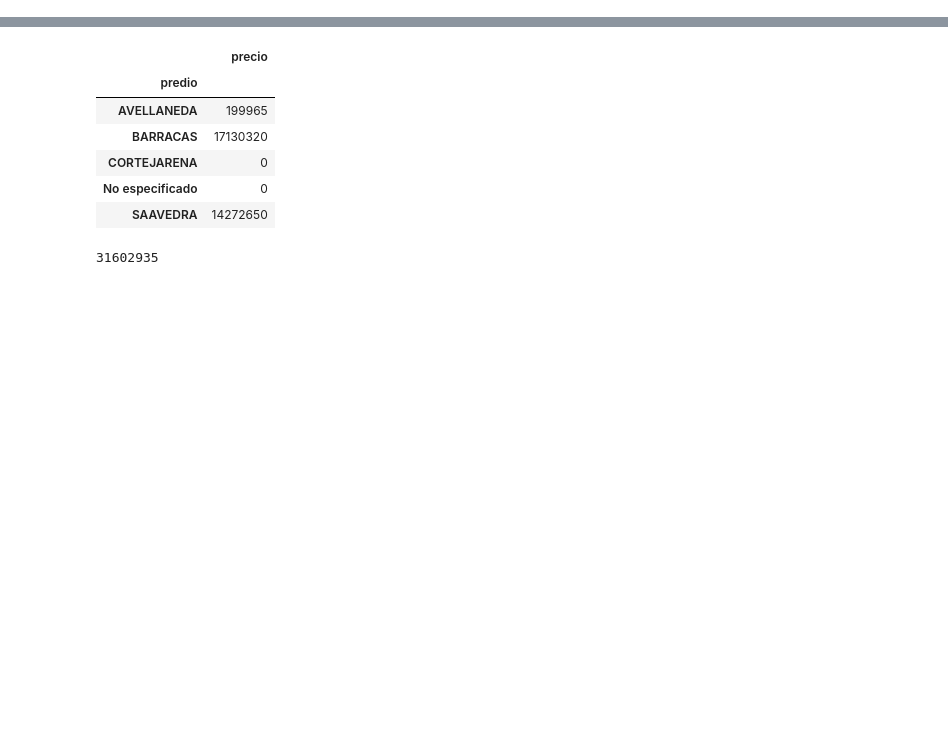
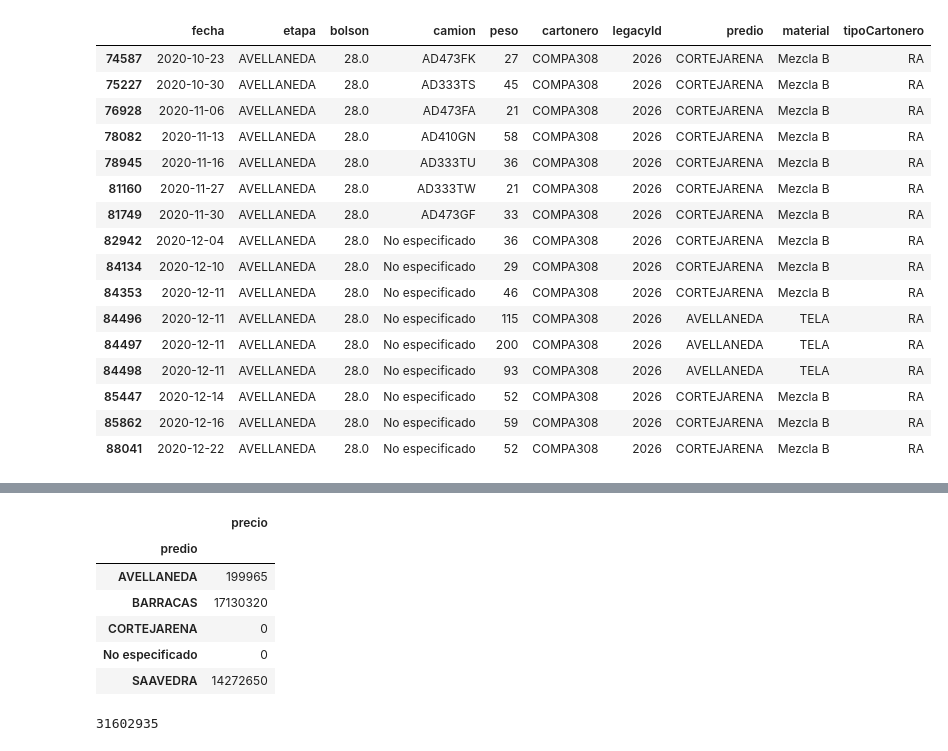
Before and after one commit to Taller-Datos-Populares-UBA/MTE, a Jupyter notebook: notebooks/Grupo1-nuevo.ipynb, the cells around one changed output, grey strips where cells are left out. Saved outputs shown, nothing was run; the diff lists cells and outputs as text; code cells hidden in the pictures; blank space fills up the shorter version.

```diff
--- a/notebooks/Grupo1-nuevo.ipynb
+++ b/notebooks/Grupo1-nuevo.ipynb
@@ -20,0 +17,20 @@ dtype: object
+# %%
+df[df.legacyId=="2026"]
+# %% [output]
+|  | fecha | etapa | bolson | camion | peso | cartonero | legacyId | predio | material | tipoCartonero |
+| 74587 | 2020-10-23 | AVELLANEDA | 28.0 | AD473FK | 27 | COMPA308 | 2026 | CORTEJARENA | Mezcla B | RA |
+| 75227 | 2020-10-30 | AVELLANEDA | 28.0 | AD333TS | 45 | COMPA308 | 2026 | CORTEJARENA | Mezcla B | RA |
+| 76928 | 2020-11-06 | AVELLANEDA | 28.0 | AD473FA | 21 | COMPA308 | 2026 | CORTEJARENA | Mezcla B | RA |
+| 78082 | 2020-11-13 | AVELLANEDA | 28.0 | AD410GN | 58 | COMPA308 | 2026 | CORTEJARENA | Mezcla B | RA |
+| 78945 | 2020-11-16 | AVELLANEDA | 28.0 | AD333TU | 36 | COMPA308 | 2026 | CORTEJARENA | Mezcla B | RA |
+| 81160 | 2020-11-27 | AVELLANEDA | 28.0 | AD333TW | 21 | COMPA308 | 2026 | CORTEJARENA | Mezcla B | RA |
+| 81749 | 2020-11-30 | AVELLANEDA | 28.0 | AD473GF | 33 | COMPA308 | 2026 | CORTEJARENA | Mezcla B | RA |
+| 82942 | 2020-12-04 | AVELLANEDA | 28.0 | No especificado | 36 | COMPA308 | 2026 | CORTEJARENA | Mezcla B | RA |
+| 84134 | 2020-12-10 | AVELLANEDA | 28.0 | No especificado | 29 | COMPA308 | 2026 | CORTEJARENA | Mezcla B | RA |
+| 84353 | 2020-12-11 | AVELLANEDA | 28.0 | No especificado | 46 | COMPA308 | 2026 | CORTEJARENA | Mezcla B | RA |
+| 84496 | 2020-12-11 | AVELLANEDA | 28.0 | No especificado | 115 | COMPA308 | 2026 | AVELLANEDA | TELA | RA |
+| 84497 | 2020-12-11 | AVELLANEDA | 28.0 | No especificado | 200 | COMPA308 | 2026 | AVELLANEDA | TELA | RA |
+| 84498 | 2020-12-11 | AVELLANEDA | 28.0 | No especificado | 93 | COMPA308 | 2026 | AVELLANEDA | TELA | RA |
+| 85447 | 2020-12-14 | AVELLANEDA | 28.0 | No especificado | 52 | COMPA308 | 2026 | CORTEJARENA | Mezcla B | RA |
+| 85862 | 2020-12-16 | AVELLANEDA | 28.0 | No especificado | 59 | COMPA308 | 2026 | CORTEJARENA | Mezcla B | RA |
+| 88041 | 2020-12-22 | AVELLANEDA | 28.0 | No especificado | 52 | COMPA308 | 2026 | CORTEJARENA | Mezcla B | RA |
```
Also changed, not shown: parts of 10 cells of this notebook, 4 other files.
